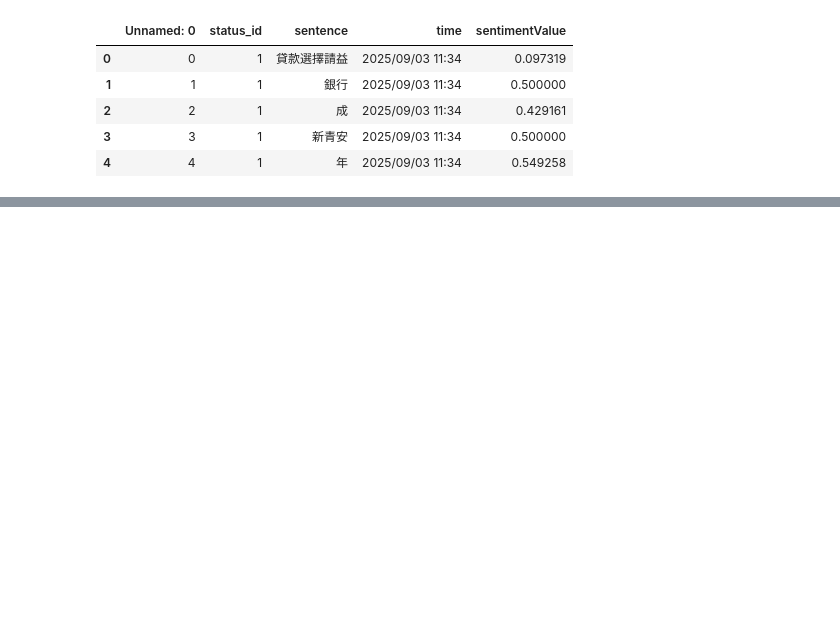
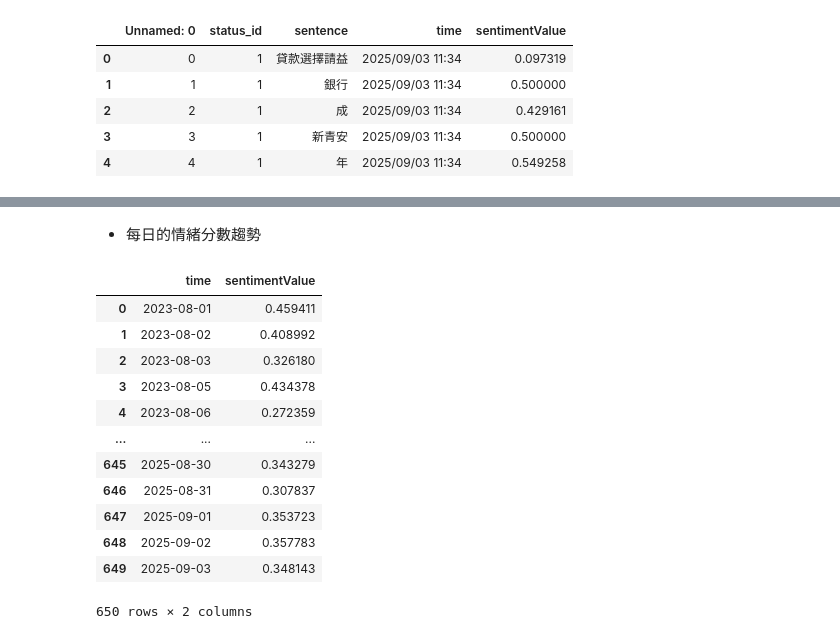
Before and after one commit to hsuan1120/Loan, a Jupyter notebook: loans.ipynb, the cells around one changed output, grey strips where cells are left out. Drawn from its saved outputs; the diff is of its cells as text; code cells hidden in the pictures; blank space fills up the shorter version.

```diff
--- a/loans.ipynb
+++ b/loans.ipynb
@@ -1242,0 +1239,20 @@ sentiment_boxplot
+# %% [markdown]
+- 每日的情緒分數趨勢
+# %%
+sentiment_date['time'] = pd.to_datetime(sentiment_date['time']).dt.date
+sentiment_of_date =sentiment_date.groupby(['time'])['sentimentValue'].mean().reset_index()
+sentiment_of_date
+# %% [output]
+|  | time | sentimentValue |
+| 0 | 2023-08-01 | 0.459411 |
+| 1 | 2023-08-02 | 0.408992 |
+| 2 | 2023-08-03 | 0.326180 |
+| 3 | 2023-08-05 | 0.434378 |
+| 4 | 2023-08-06 | 0.272359 |
+| ... | ... | ... |
+| 645 | 2025-08-30 | 0.343279 |
+| 646 | 2025-08-31 | 0.307837 |
+| 647 | 2025-09-01 | 0.353723 |
+| 648 | 2025-09-02 | 0.357783 |
+| 649 | 2025-09-03 | 0.348143 |
+650 rows × 2 columns
```
Also changed, not shown: parts of 14 cells of this notebook.
